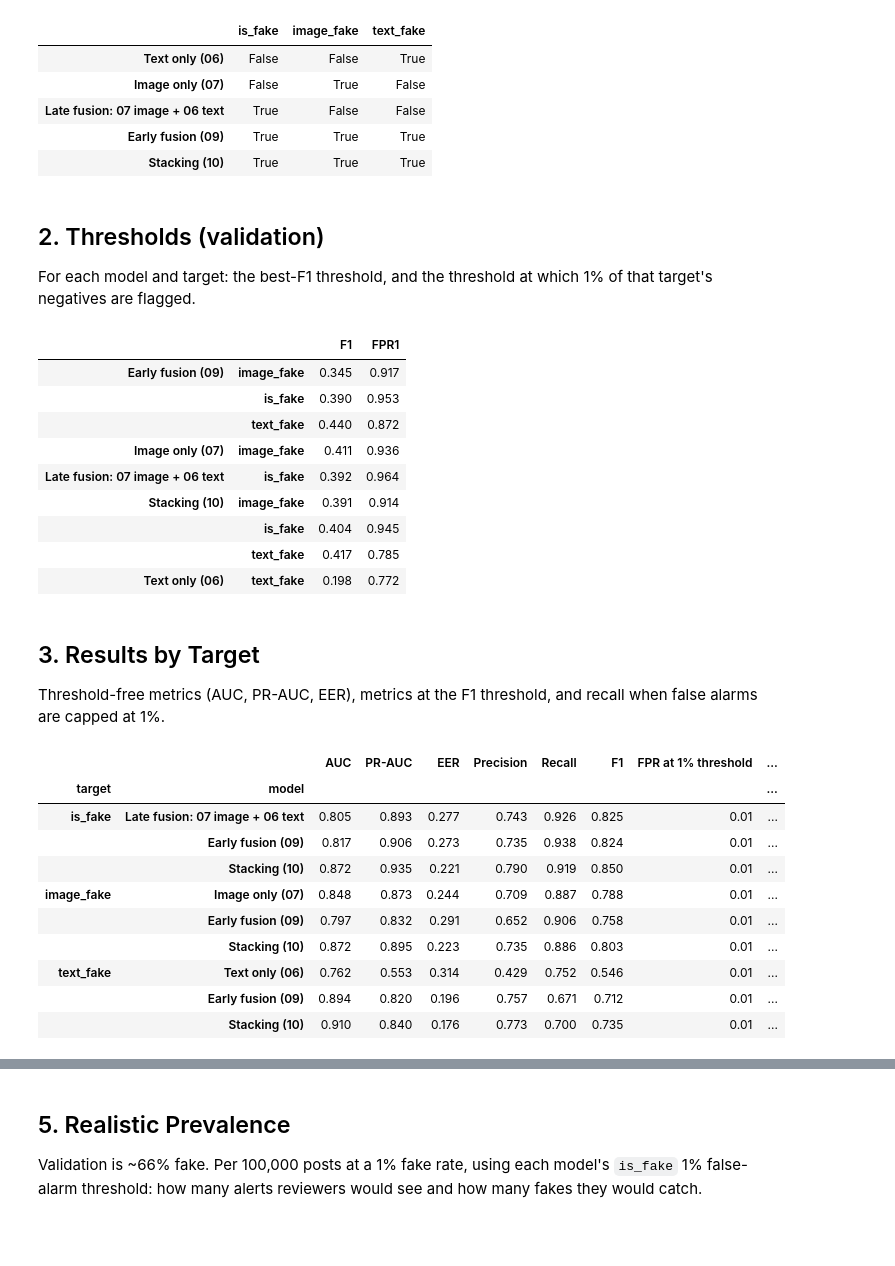
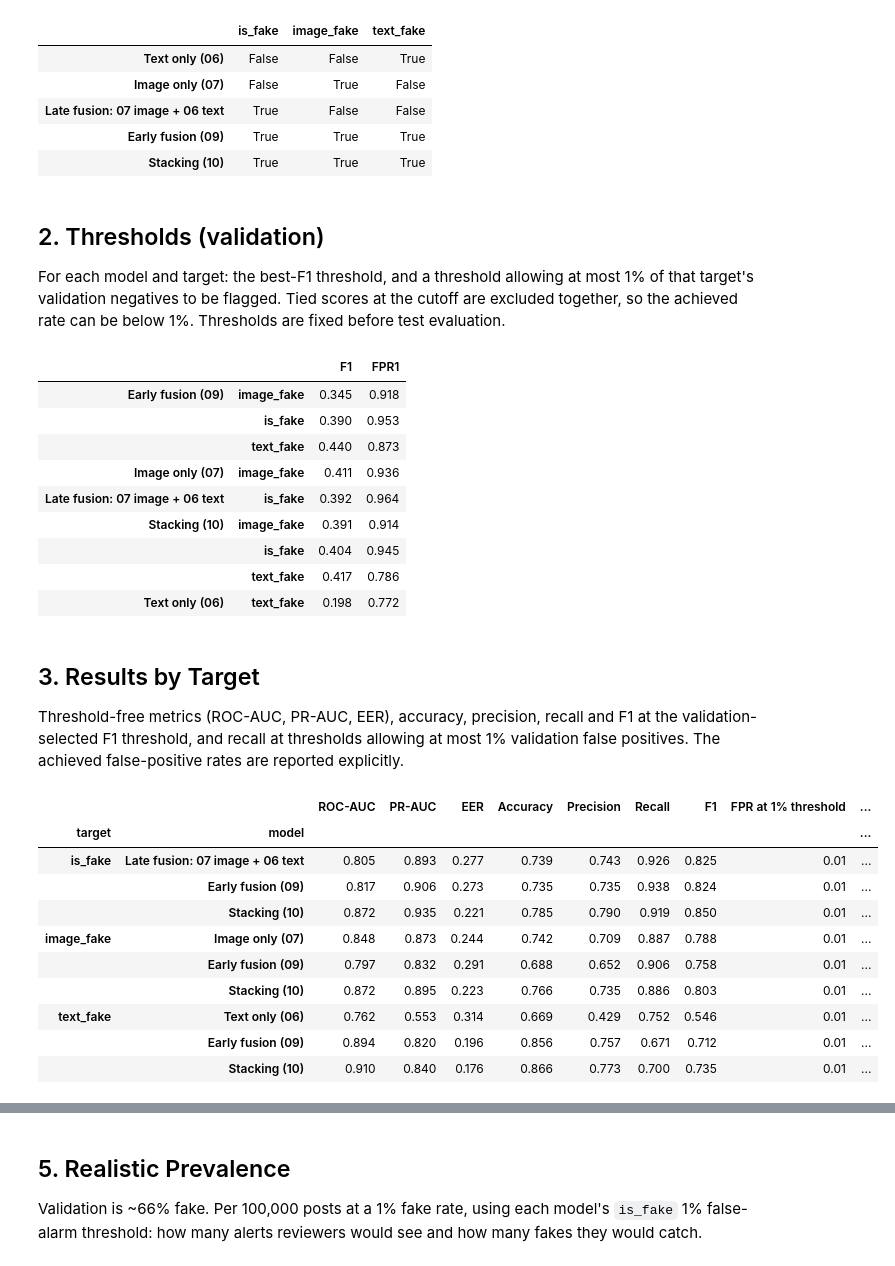
Before and after one commit to mfchloe/bt4012-team12, a Jupyter notebook: notebooks/11_model_comparison.ipynb, the cells around one changed output, grey strips where cells are left out. Saved outputs shown, nothing was run; the diff lists cells and outputs as text; code cells hidden in the pictures; blank space fills up the shorter version.

```diff
--- a/notebooks/11_model_comparison.ipynb
+++ b/notebooks/11_model_comparison.ipynb
@@ -104,10 +105,17 @@ pd.DataFrame({m: {t: t in s for t in TARGETS} for m, s in val_scores.items()}).T
 # %% [markdown]
 ## 2. Thresholds (validation)
 
-For each model and target: the best-F1 threshold, and the threshold at which 1% of that target's negatives are flagged.
+For each model and target: the best-F1 threshold, and a threshold allowing at most 1% of that target's validation negatives to be flagged. Tied scores at the cutoff are excluded together, so the achieved rate can be below 1%. Thresholds are fixed before test evaluation.
 # %%
 def fpr_threshold(y, score, rate=TARGET_FPR):
-    return float(np.quantile(score[np.asarray(y) == 0], 1 - rate))
+    """Conservative validation cutoff for decisions made with score >= threshold."""
+    negative_scores = np.sort(np.asarray(score)[np.asarray(y) == 0])
+    if not len(negative_scores) or not np.isfinite(negative_scores).all() or not 0 <= rate < 1:
+        raise ValueError("Finite negative scores and a rate in [0, 1) are required")
+    allowed = int(np.floor(rate * len(negative_scores)))
+    cutoff = negative_scores[len(negative_scores) - allowed - 1]
+    # Step in the scores' own floating dtype, so float32 comparisons also exclude ties.
+    return float(np.nextafter(cutoff, np.inf, dtype=negative_scores.dtype))
 
 
 thresholds = {}
@@ -119,50 +127,50 @@ for model, s in val_scores.items():
 pd.Series(thresholds).unstack().round(3)
 # %% [output]
 |  |  | F1 | FPR1 |
-| Early fusion (09) | image_fake | 0.345 | 0.917 |
+| Early fusion (09) | image_fake | 0.345 | 0.918 |
 |  | is_fake | 0.390 | 0.953 |
-|  | text_fake | 0.440 | 0.872 |
+|  | text_fake | 0.440 | 0.873 |
 | Image only (07) | image_fake | 0.411 | 0.936 |
 | Late fusion: 07 image + 06 text | is_fake | 0.392 | 0.964 |
 | Stacking (10) | image_fake | 0.391 | 0.914 |
 |  | is_fake | 0.404 | 0.945 |
-|  | text_fake | 0.417 | 0.785 |
+|  | text_fake | 0.417 | 0.786 |
 | Text only (06) | text_fake | 0.198 | 0.772 |
 # %% [markdown]
 ## 3. Results by Target
 
-Threshold-free metrics (AUC, PR-AUC, EER), metrics at the F1 threshold, and recall when false alarms are capped at 1%.
+Threshold-free metrics (ROC-AUC, PR-AUC, EER), accuracy, precision, recall and F1 at the validation-selected F1 threshold, and recall at thresholds allowing at most 1% validation false positives. The achieved false-positive rates are reported explicitly.
 # %%
-METRICS = ["AUC", "PR-AUC", "EER", "Precision", "Recall", "F1"]
+METRICS = ["AUC", "PR-AUC", "EER", "ACC", "Precision", "Recall", "F1"]
 
 
 def results_table(labels, scores):
     rows = []
     for target in TARGETS:
         y = labels[target].to_numpy()
         for model, s in scores.items():
             if target not in s:
                 continue
             m = binary_metrics(y, s[target], thresholds[model, target, "F1"])
             strict = s[target] >= thresholds[model, target, "FPR1"]
             rows.append({"target": target, "model": model, **{k: m[k] for k in METRICS},
                          "FPR at 1% threshold": strict[y == 0].mean(), "Recall at 1% FPR": strict[y == 1].mean()})
-    return pd.DataFrame(rows).set_index(["target", "model"])
+    return pd.DataFrame(rows).set_index(["target", "model"]).rename(columns={"AUC": "ROC-AUC", "ACC": "Accuracy"})
 
 
 results_val = results_table(val, val_scores)
 results_val.round(3)
 # %% [output]
-|  |  | AUC | PR-AUC | EER | Precision | Recall | F1 | FPR at 1% threshold | ... |
-| target | model |  |  |  |  |  |  |  | ... |
-| is_fake | Late fusion: 07 image + 06 text | 0.805 | 0.893 | 0.277 | 0.743 | 0.926 | 0.825 | 0.01 | ... |
-|  | Early fusion (09) | 0.817 | 0.906 | 0.273 | 0.735 | 0.938 | 0.824 | 0.01 | ... |
-|  | Stacking (10) | 0.872 | 0.935 | 0.221 | 0.790 | 0.919 | 0.850 | 0.01 | ... |
-| image_fake | Image only (07) | 0.848 | 0.873 | 0.244 | 0.709 | 0.887 | 0.788 | 0.01 | ... |
-|  | Early fusion (09) | 0.797 | 0.832 | 0.291 | 0.652 | 0.906 | 0.758 | 0.01 | ... |
-|  | Stacking (10) | 0.872 | 0.895 | 0.223 | 0.735 | 0.886 | 0.803 | 0.01 | ... |
-| text_fake | Text only (06) | 0.762 | 0.553 | 0.314 | 0.429 | 0.752 | 0.546 | 0.01 | ... |
-|  | Early fusion (09) | 0.894 | 0.820 | 0.196 | 0.757 | 0.671 | 0.712 | 0.01 | ... |
-|  | Stacking (10) | 0.910 | 0.840 | 0.176 | 0.773 | 0.700 | 0.735 | 0.01 | ... |
+|  |  | ROC-AUC | PR-AUC | EER | Accuracy | Precision | Recall | F1 | FPR at 1% threshold | ... |
+| target | model |  |  |  |  |  |  |  |  | ... |
+| is_fake | Late fusion: 07 image + 06 text | 0.805 | 0.893 | 0.277 | 0.739 | 0.743 | 0.926 | 0.825 | 0.01 | ... |
+|  | Early fusion (09) | 0.817 | 0.906 | 0.273 | 0.735 | 0.735 | 0.938 | 0.824 | 0.01 | ... |
+|  | Stacking (10) | 0.872 | 0.935 | 0.221 | 0.785 | 0.790 | 0.919 | 0.850 | 0.01 | ... |
+| image_fake | Image only (07) | 0.848 | 0.873 | 0.244 | 0.742 | 0.709 | 0.887 | 0.788 | 0.01 | ... |
+|  | Early fusion (09) | 0.797 | 0.832 | 0.291 | 0.688 | 0.652 | 0.906 | 0.758 | 0.01 | ... |
+|  | Stacking (10) | 0.872 | 0.895 | 0.223 | 0.766 | 0.735 | 0.886 | 0.803 | 0.01 | ... |
+| text_fake | Text only (06) | 0.762 | 0.553 | 0.314 | 0.669 | 0.429 | 0.752 | 0.546 | 0.01 | ... |
+|  | Early fusion (09) | 0.894 | 0.820 | 0.196 | 0.856 | 0.757 | 0.671 | 0.712 | 0.01 | ... |
+|  | Stacking (10) | 0.910 | 0.840 | 0.176 | 0.866 | 0.773 | 0.700 | 0.735 | 0.01 | ... |
 # %%
 fig, axes = plt.subplots(1, 2, figsize=(13, 4))
```
Also changed, not shown: parts of 12 cells of this notebook, 1 other file.
